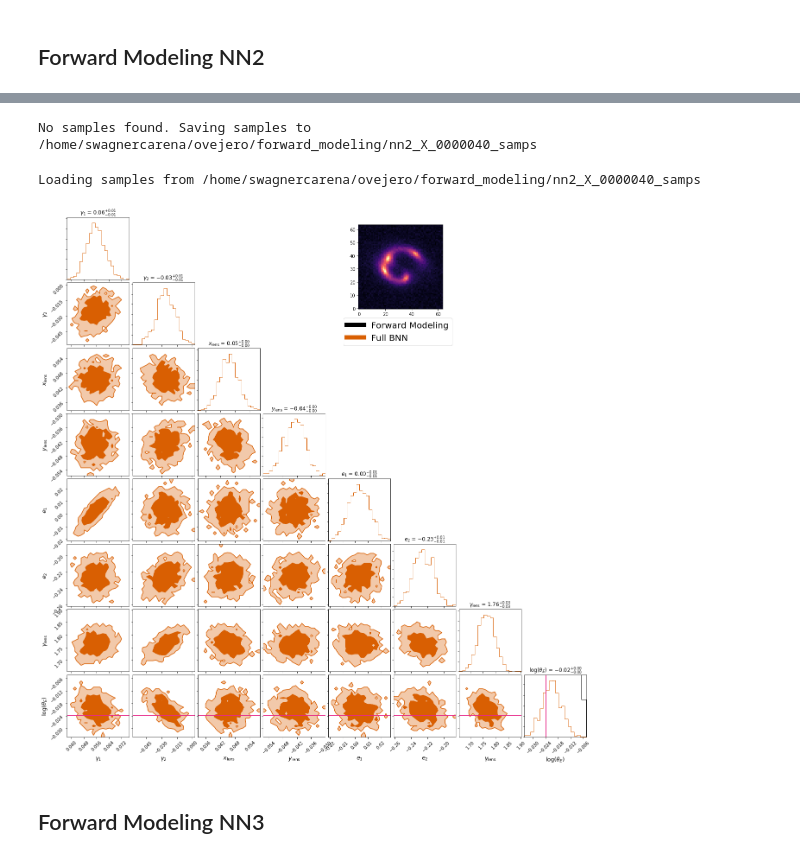
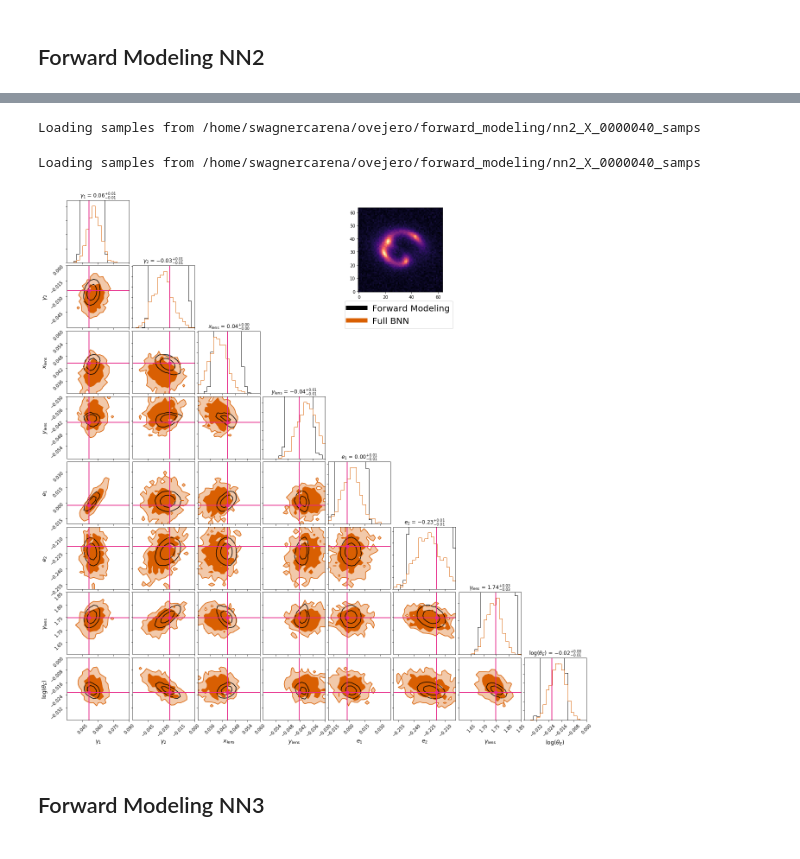
Before and after one commit to swagnercarena/ovejero, a Jupyter notebook: models/Forward_Modeling_Comparison.ipynb, the cells around one changed output, grey strips where cells are left out. Cells and saved outputs as stored; diff of their text form; code cells hidden in the pictures.

Commit message:
final updated to forward modeling notebook

```diff
--- a/models/Forward_Modeling_Comparison.ipynb
+++ b/models/Forward_Modeling_Comparison.ipynb
@@ -111,7 +109,7 @@ Loading samples from /home/swagnercarena/ovejero/forward_modeling/nn1_X_0000040_
 # %% [markdown]
 ## Forward Modeling NN2
 # %%
-config_path = root_path + 'configs/nn2_slr.json'
+config_path = root_path + 'configs/nn2_lr.json'
 cfg = model_trainer.load_config(config_path)
 recursive_str_checker(cfg)
 
@@ -121,7 +119,7 @@ fow_model.select_image(image_index)
 n_walkers = 50
 save_path_chains = os.path.join(root_path,'forward_modeling/%s.h5'%(fow_model.true_values['img_filename'][:-4]))
 fow_model.initialize_sampler(n_walkers,save_path_chains)
-n_samps = 2
+n_samps = 1
 fow_model.run_sampler(n_samps)
 # %% [output]
 Is model built: True
@@ -144,16 +142,19 @@ num_samples = 1000
 sample_save_dir = os.path.join(root_path,'forward_modeling/nn2_%s_samps'%(fow_model.true_values['img_filename'][:-4]))
 mmd_full = fow_model.calculate_p_MMD(burnin,num_samples,sample_save_dir=sample_save_dir)
 # %% [output]
-No samples found. Saving samples to /home/swagnercarena/ovejero/forward_modeling/nn2_X_0000040_samps
+Loading samples from /home/swagnercarena/ovejero/forward_modeling/nn2_X_0000040_samps
 # %%
 # Now let's look at the corner plot of the parameters we care about (the lens parameters)
 color_map = ['#000000','#d95f02']
 truth_color = '#e7298a'
+plot_limits = [(0.03,0.09),(-0.06,0.00),(0.03,0.06),(-0.06,-0.03),(-0.02,0.04),(-0.26,-0.20),(1.6,1.85),
+              (-0.04,0.00)]
+save_fig_path = os.path.join(root_path,'forward_modeling/nn2_%s_fig.pdf'%(fow_model.true_values['img_filename'][:-4]))
 fow_model.plot_posterior_contours(burnin,num_samples,sample_save_dir=sample_save_dir,color_map=color_map,
-                                 plot_limits=None,truth_color=truth_color)
+                                 plot_limits=plot_limits,truth_color=truth_color,save_fig_path=save_fig_path)
 # %% [output]
 Loading samples from /home/swagnercarena/ovejero/forward_modeling/nn2_X_0000040_samps
-[figure, old version]
+[figure, new version]
 # %% [markdown]
 ## Forward Modeling NN3
 # %%
```
Also changed, not shown: parts of 12 cells of this notebook.
